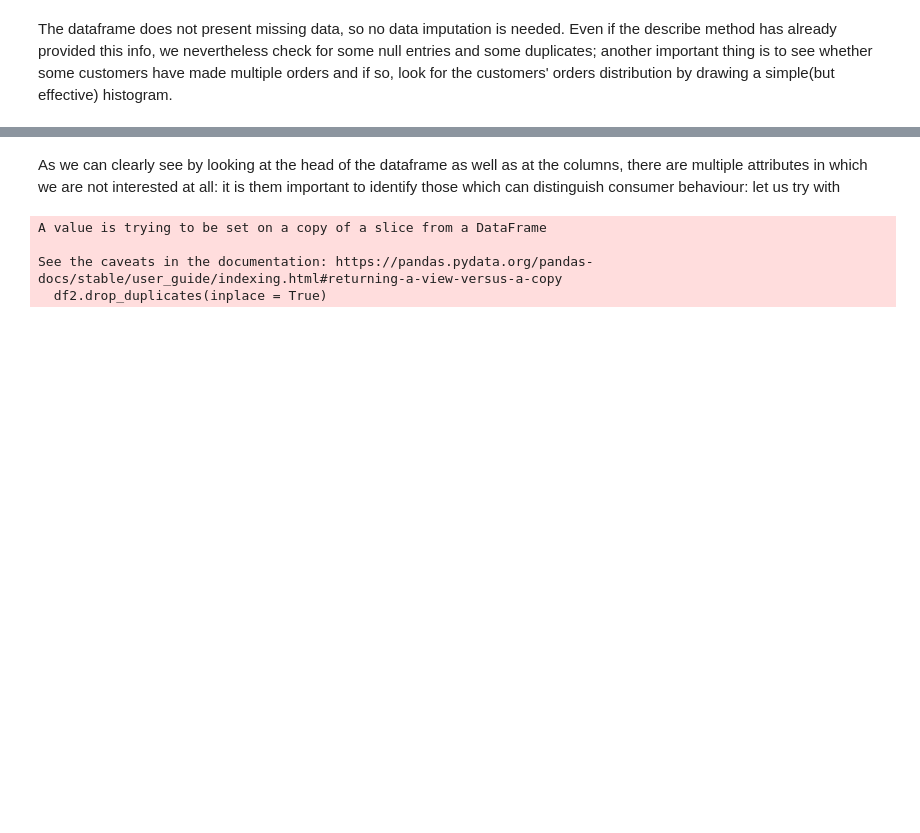
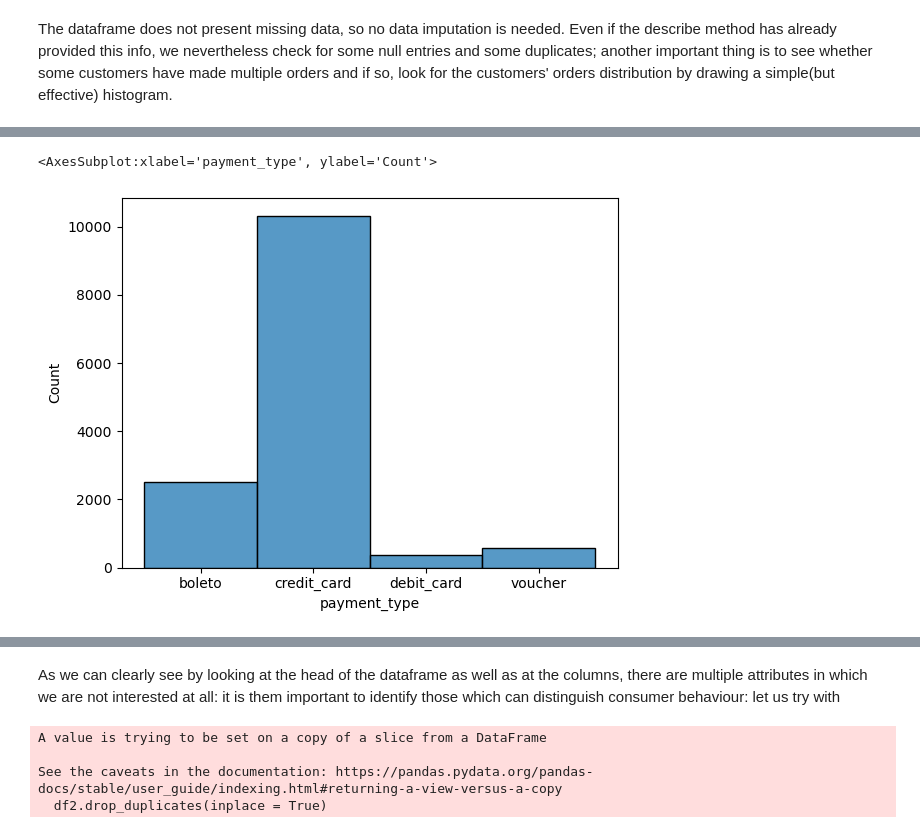
Before and after one commit to Matcar02/AI-ML-Customer-segmentation, a Jupyter notebook: ProjectAI.ipynb, the cells around one changed output, grey strips where cells are left out. Cells and saved outputs as stored; diff of their text form; code cells hidden in the pictures; blank space fills up the shorter version.

```diff
--- a/ProjectAI.ipynb
+++ b/ProjectAI.ipynb
@@ -254,0 +301,5 @@ KeyError: 'customer_unique_id'
+# %%
+sns.histplot(data=df["payment_type"])
+# %% [output]
+<AxesSubplot:xlabel='payment_type', ylabel='Count'>
+[figure, added]
```
Also changed, not shown: parts of 16 cells of this notebook.
